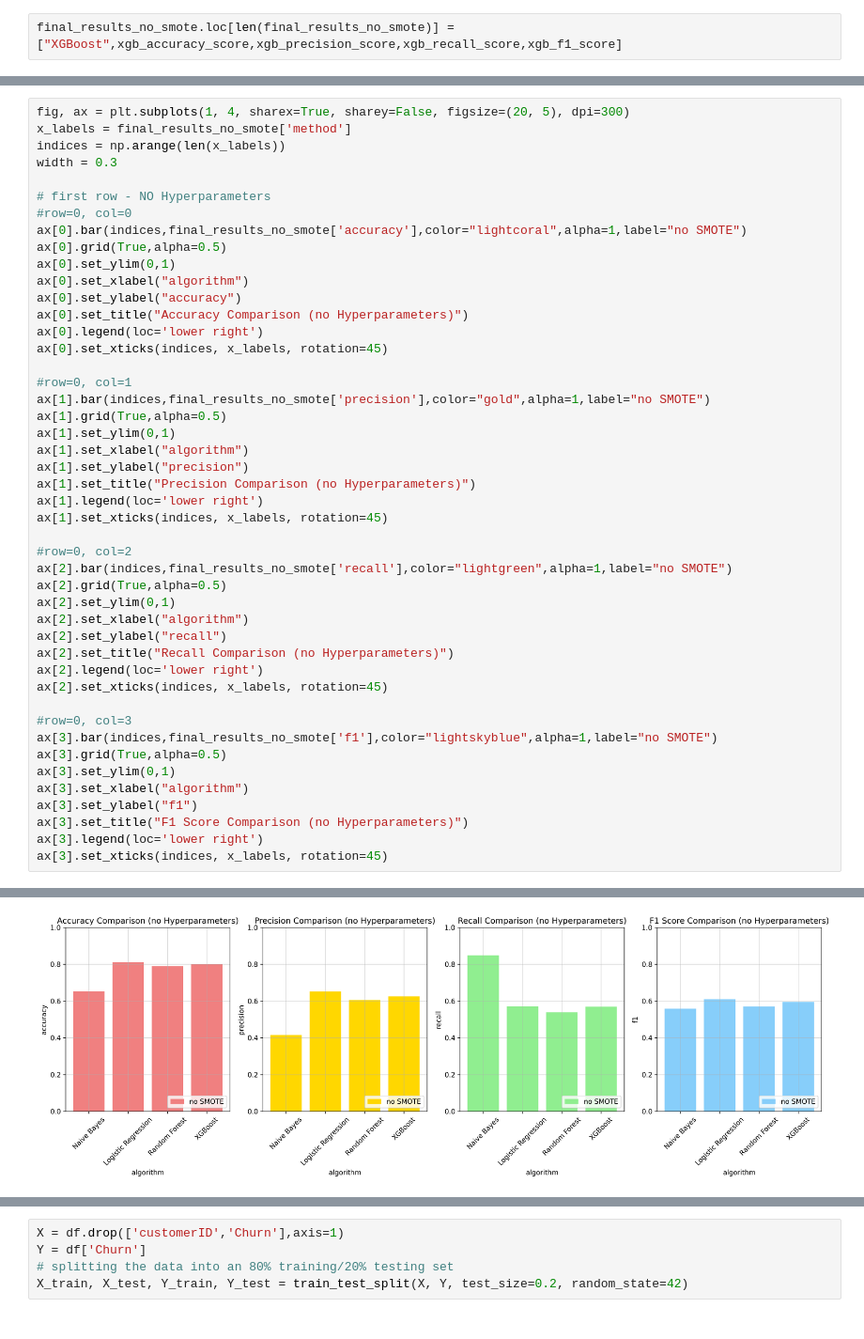
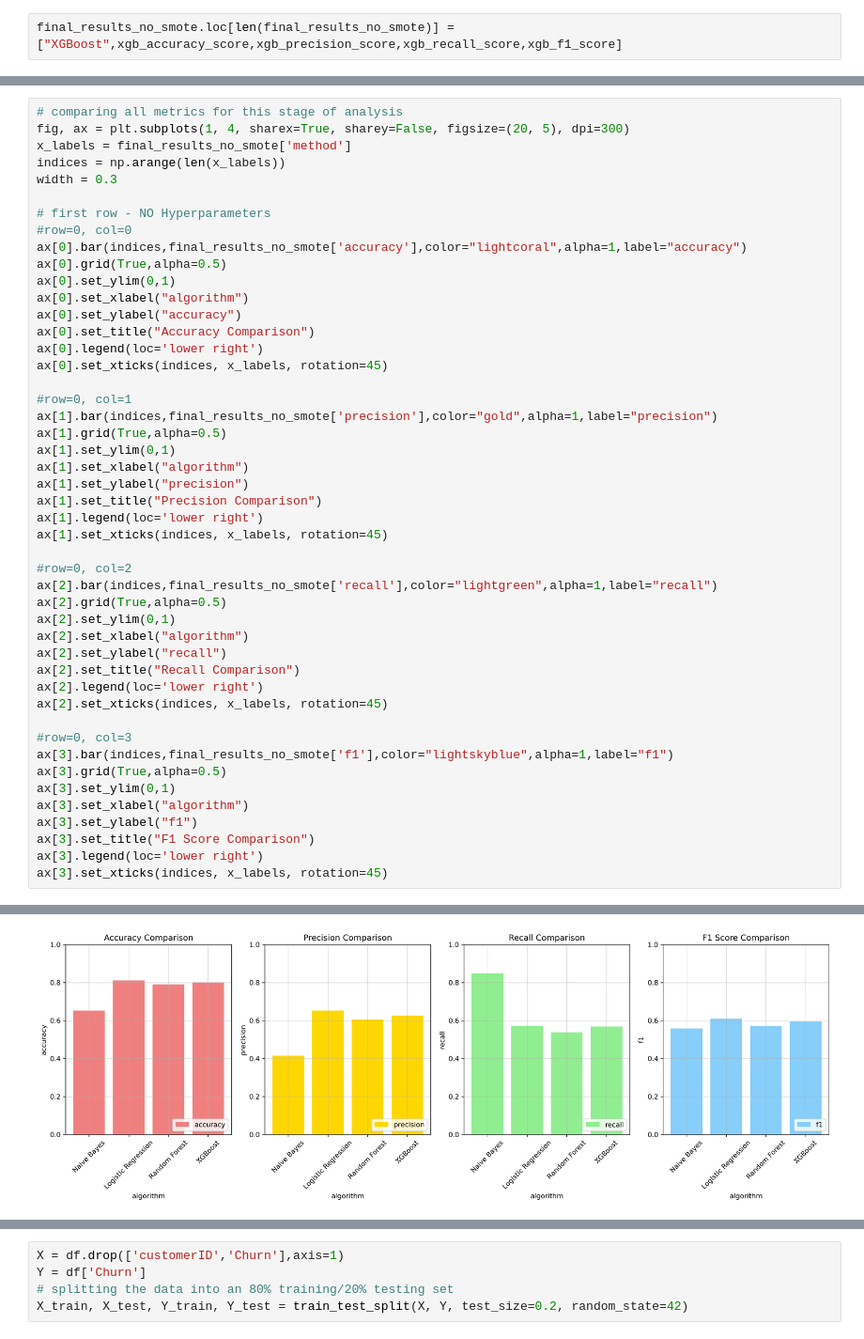
Before and after one commit to awesomecosmos/CS675-Intro-To-Data-Science, a Jupyter notebook: Project2/project2.ipynb, the cells around one changed output, grey strips where cells are left out. Shown at 94% size. Cells and saved outputs as stored; diff of their text form.

```diff
--- a/Project2/project2.ipynb
+++ b/Project2/project2.ipynb
@@ -252,4 +246,5 @@ fig.show()
 # %%
+# comparing all metrics for this stage of analysis
 fig, ax = plt.subplots(1, 4, sharex=True, sharey=False, figsize=(20, 5), dpi=300)
 x_labels = final_results_no_smote['method']
 indices = np.arange(len(x_labels))
@@ -257,47 +252,47 @@ width = 0.3
 
 # first row - NO Hyperparameters
 #row=0, col=0
-ax[0].bar(indices,final_results_no_smote['accuracy'],color="lightcoral",alpha=1,label="no SMOTE")
+ax[0].bar(indices,final_results_no_smote['accuracy'],color="lightcoral",alpha=1,label="accuracy")
 ax[0].grid(True,alpha=0.5)
 ax[0].set_ylim(0,1)
 ax[0].set_xlabel("algorithm")
 ax[0].set_ylabel("accuracy")
-ax[0].set_title("Accuracy Comparison (no Hyperparameters)")
+ax[0].set_title("Accuracy Comparison")
 ax[0].legend(loc='lower right')
 ax[0].set_xticks(indices, x_labels, rotation=45)
 
 #row=0, col=1
-ax[1].bar(indices,final_results_no_smote['precision'],color="gold",alpha=1,label="no SMOTE")
+ax[1].bar(indices,final_results_no_smote['precision'],color="gold",alpha=1,label="precision")
 ax[1].grid(True,alpha=0.5)
 ax[1].set_ylim(0,1)
 ax[1].set_xlabel("algorithm")
 ax[1].set_ylabel("precision")
-ax[1].set_title("Precision Comparison (no Hyperparameters)")
+ax[1].set_title("Precision Comparison")
 ax[1].legend(loc='lower right')
 ax[1].set_xticks(indices, x_labels, rotation=45)
 
 #row=0, col=2
-ax[2].bar(indices,final_results_no_smote['recall'],color="lightgreen",alpha=1,label="no SMOTE")
+ax[2].bar(indices,final_results_no_smote['recall'],color="lightgreen",alpha=1,label="recall")
 ax[2].grid(True,alpha=0.5)
 ax[2].set_ylim(0,1)
 ax[2].set_xlabel("algorithm")
 ax[2].set_ylabel("recall")
-ax[2].set_title("Recall Comparison (no Hyperparameters)")
+ax[2].set_title("Recall Comparison")
 ax[2].legend(loc='lower right')
 ax[2].set_xticks(indices, x_labels, rotation=45)
 
 #row=0, col=3
-ax[3].bar(indices,final_results_no_smote['f1'],color="lightskyblue",alpha=1,label="no SMOTE")
+ax[3].bar(indices,final_results_no_smote['f1'],color="lightskyblue",alpha=1,label="f1")
 ax[3].grid(True,alpha=0.5)
 ax[3].set_ylim(0,1)
 ax[3].set_xlabel("algorithm")
 ax[3].set_ylabel("f1")
-ax[3].set_title("F1 Score Comparison (no Hyperparameters)")
+ax[3].set_title("F1 Score Comparison")
 ax[3].legend(loc='lower right')
 ax[3].set_xticks(indices, x_labels, rotation=45)
 # %% [output]
 [<matplotlib.axis.XTick at 0x...>,
  <matplotlib.axis.XTick at 0x...>,
  <matplotlib.axis.XTick at 0x...>,
  <matplotlib.axis.XTick at 0x...>]
-[figure, old version]
+[figure, new version]
```
Also changed, not shown: parts of 69 cells of this notebook, 1 other file.
